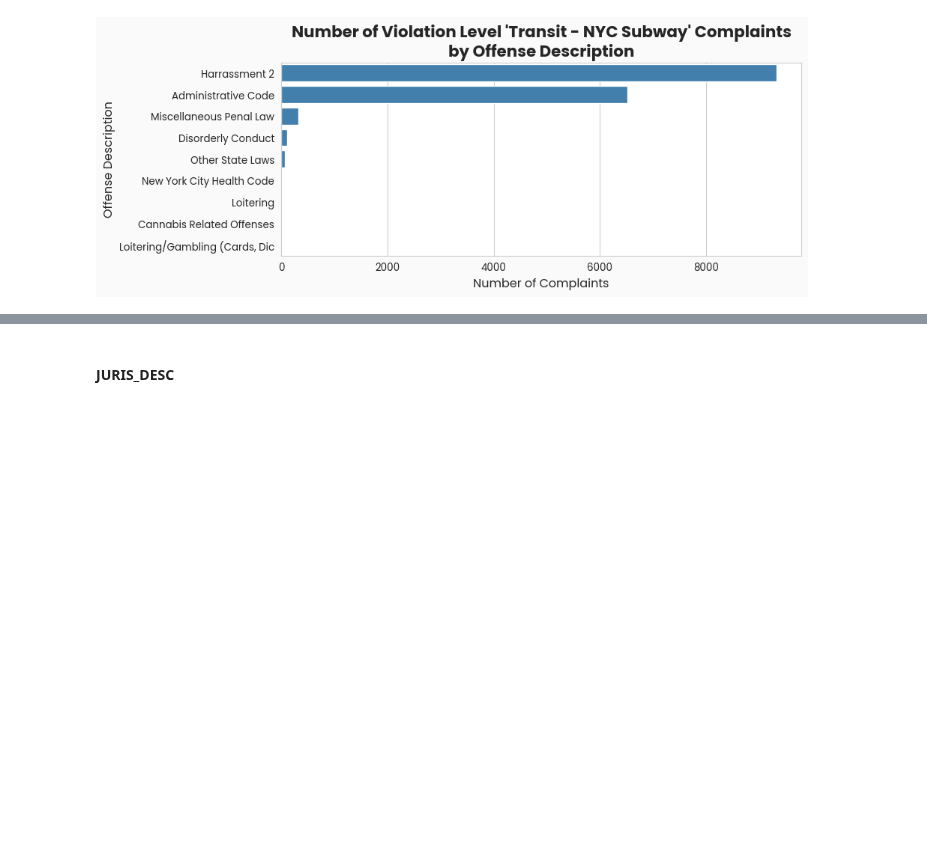
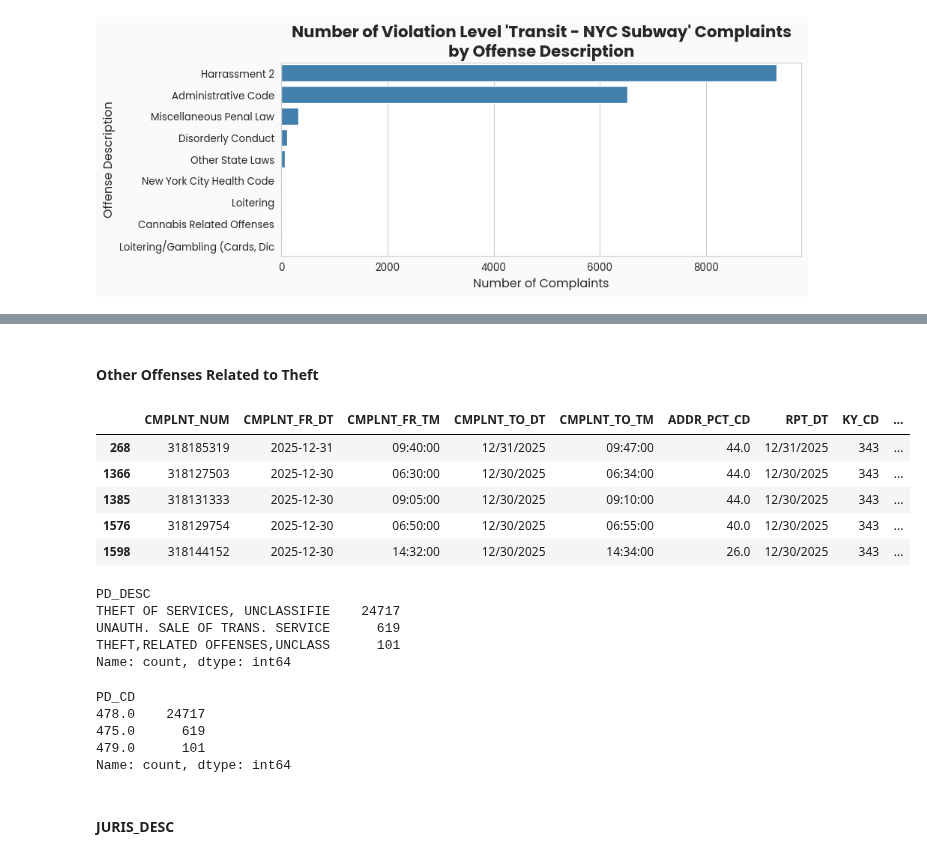
Before and after one commit to peterjakubowski/NYC-Subway-Complaints, a Jupyter notebook: notebooks/nyc_subway_complaints.ipynb, the cells around one changed output, grey strips where cells are left out. Cells and saved outputs as stored; diff of their text form; code cells hidden in the pictures; blank space fills up the shorter version.

```diff
--- a/notebooks/nyc_subway_complaints.ipynb
+++ b/notebooks/nyc_subway_complaints.ipynb
@@ -457,3 +509,31 @@ plt.show()
+# %% [markdown]
+#### Other Offenses Related to Theft
+# %%
+transit_subway_offenses_related_to_theft = transit_subway_complaints[transit_subway_complaints['OFNS_DESC'] == "Other Offenses Related To Theft"]
+transit_subway_offenses_related_to_theft.head()
+# %% [output]
+|  | CMPLNT_NUM | CMPLNT_FR_DT | CMPLNT_FR_TM | CMPLNT_TO_DT | CMPLNT_TO_TM | ADDR_PCT_CD | RPT_DT | KY_CD | ... |
+| 268 | 318185319 | 2025-12-31 | 09:40:00 | 12/31/2025 | 09:47:00 | 44.0 | 12/31/2025 | 343 | ... |
+| 1366 | 318127503 | 2025-12-30 | 06:30:00 | 12/30/2025 | 06:34:00 | 44.0 | 12/30/2025 | 343 | ... |
+| 1385 | 318131333 | 2025-12-30 | 09:05:00 | 12/30/2025 | 09:10:00 | 44.0 | 12/30/2025 | 343 | ... |
+| 1576 | 318129754 | 2025-12-30 | 06:50:00 | 12/30/2025 | 06:55:00 | 40.0 | 12/30/2025 | 343 | ... |
+| 1598 | 318144152 | 2025-12-30 | 14:32:00 | 12/30/2025 | 14:34:00 | 26.0 | 12/30/2025 | 343 | ... |
+# %%
+transit_subway_offenses_related_to_theft['PD_DESC'].value_counts()
+# %% [output]
+PD_DESC
+THEFT OF SERVICES, UNCLASSIFIE    24717
+UNAUTH. SALE OF TRANS. SERVICE      619
+THEFT,RELATED OFFENSES,UNCLASS      101
+Name: count, dtype: int64
+# %%
+transit_subway_offenses_related_to_theft['PD_CD'].value_counts()
+# %% [output]
+PD_CD
+478.0    24717
+475.0      619
+479.0      101
+Name: count, dtype: int64
 # %% [markdown]
 #### JURIS_DESC
 # %%
```
Also changed, not shown: parts of 9 cells of this notebook.
